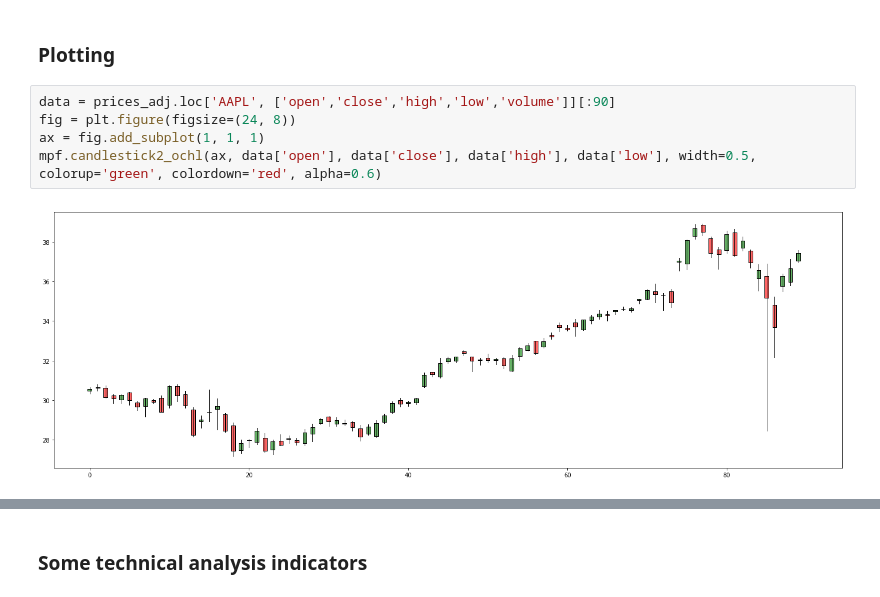
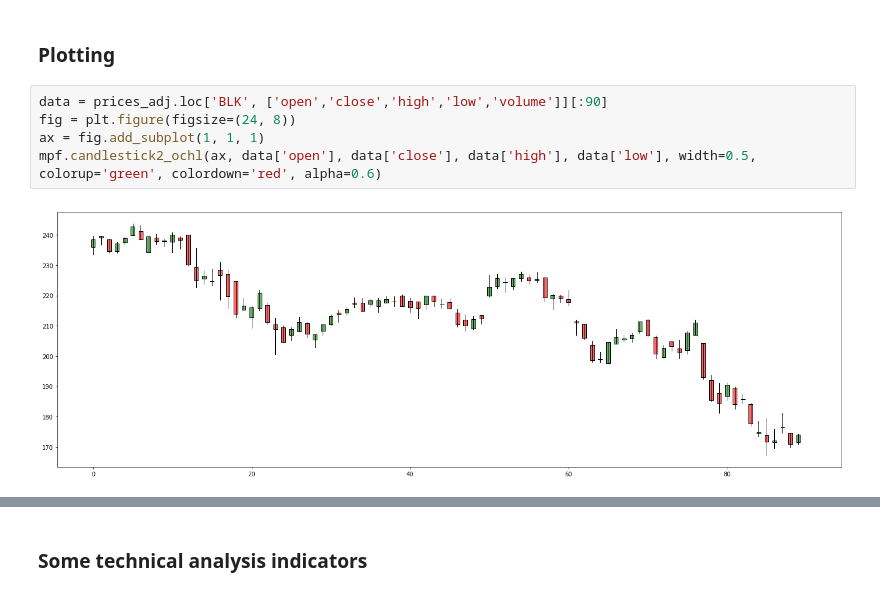
Before and after one commit to marshallratliff/W207_Final_Project, a Jupyter notebook: Final_Project_Analysis_Marcus.ipynb, the cells around one changed output, grey strips where cells are left out. Cells and saved outputs as stored; diff of their text form.

```diff
--- a/Final_Project_Analysis_Marcus.ipynb
+++ b/Final_Project_Analysis_Marcus.ipynb
@@ -144,9 +42,9 @@ log_ret.groupby('symbol').head(1).head(6)
 # %% [markdown]
 ### Plotting
 # %%
-data = prices_adj.loc['AAPL', ['open','close','high','low','volume']][:90]
+data = prices_adj.loc['BLK', ['open','close','high','low','volume']][:90]
 fig = plt.figure(figsize=(24, 8))
 ax = fig.add_subplot(1, 1, 1)
 mpf.candlestick2_ochl(ax, data['open'], data['close'], data['high'], data['low'], width=0.5, colorup='green', colordown='red', alpha=0.6)
 # %% [output]
-[figure, old version]
+[figure, new version]
```
Also changed, not shown: parts of 47 cells of this notebook.
